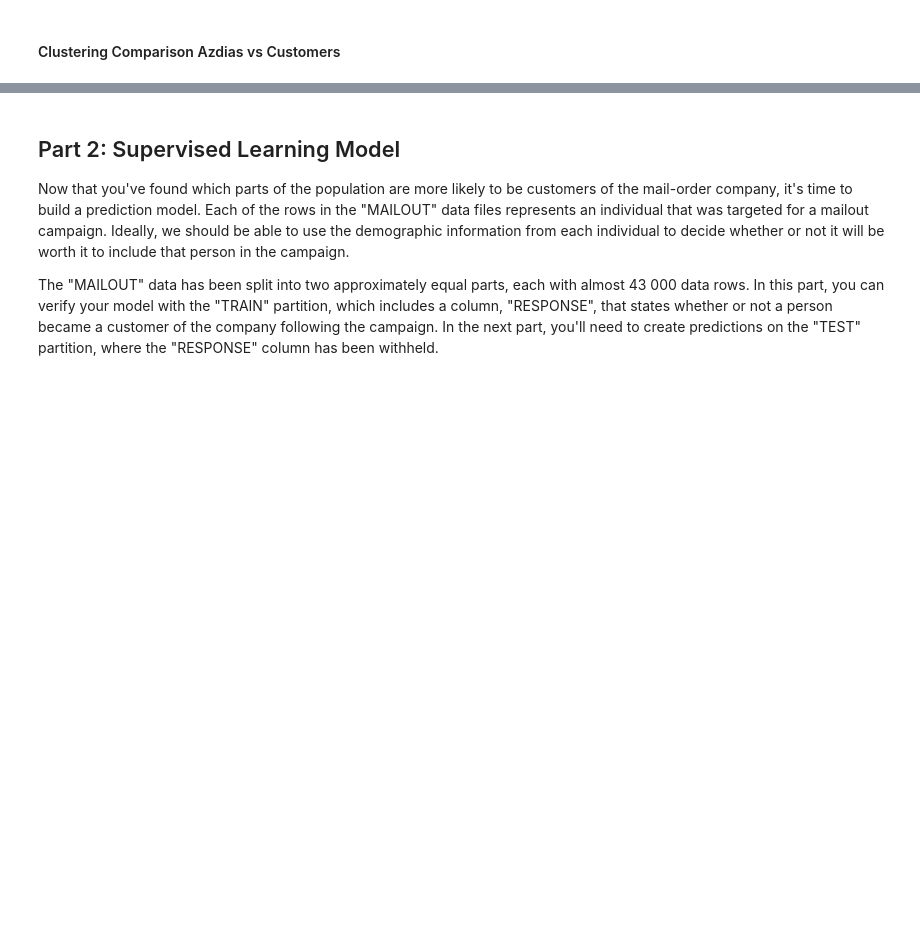
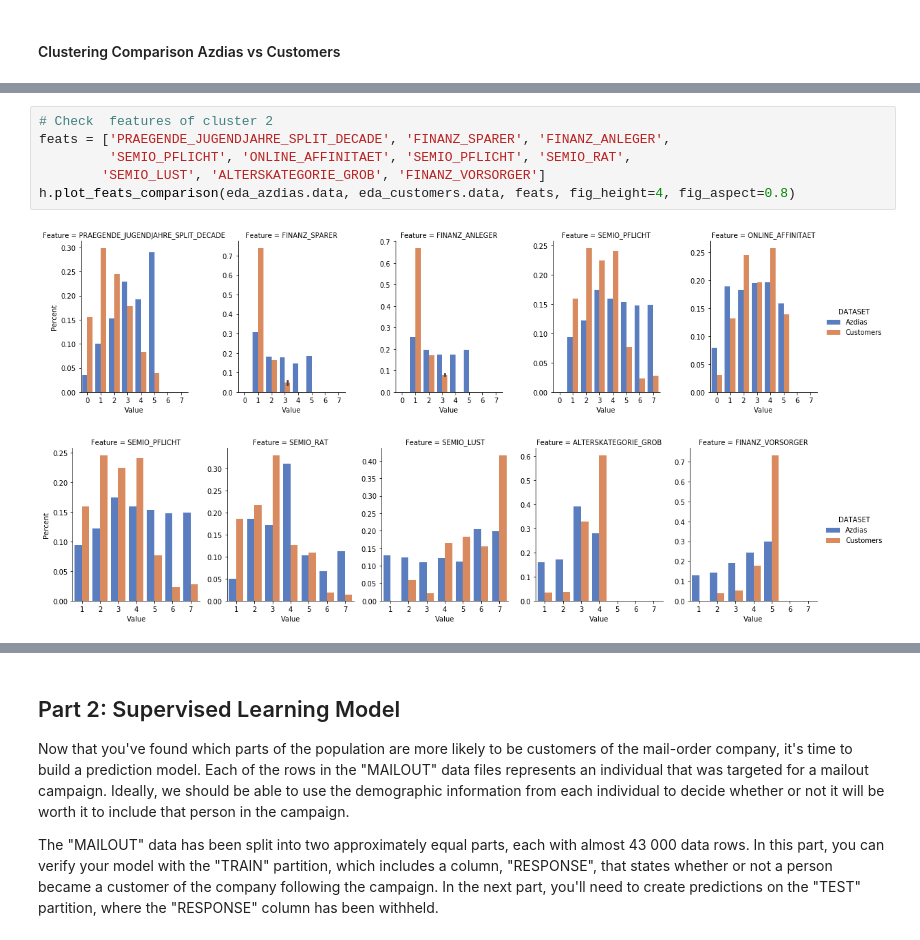
Before and after one commit to binliu-base/udacity-dsnd-capstone-arvato, a Jupyter notebook: Arvato Project Workbook.ipynb, the cells around one changed output, grey strips where cells are left out. Drawn from its saved outputs; the diff is of its cells as text; blank space fills up the shorter version.

```diff
--- a/Arvato Project Workbook.ipynb
+++ b/Arvato Project Workbook.ipynb
@@ -431,0 +758,9 @@ h.list_component(eda_customers,  6)
+# %%
+# Check  features of cluster 2
+feats = ['PRAEGENDE_JUGENDJAHRE_SPLIT_DECADE', 'FINANZ_SPARER', 'FINANZ_ANLEGER',
+         'SEMIO_PFLICHT', 'ONLINE_AFFINITAET', 'SEMIO_PFLICHT', 'SEMIO_RAT',
+        'SEMIO_LUST', 'ALTERSKATEGORIE_GROB', 'FINANZ_VORSORGER']
+h.plot_feats_comparison(eda_azdias.data, eda_customers.data, feats, fig_height=4, fig_aspect=0.8)
+# %% [output]
+[figure, added]
+[figure, added]
```
Also changed, not shown: parts of 75 cells of this notebook, 1 other file.
